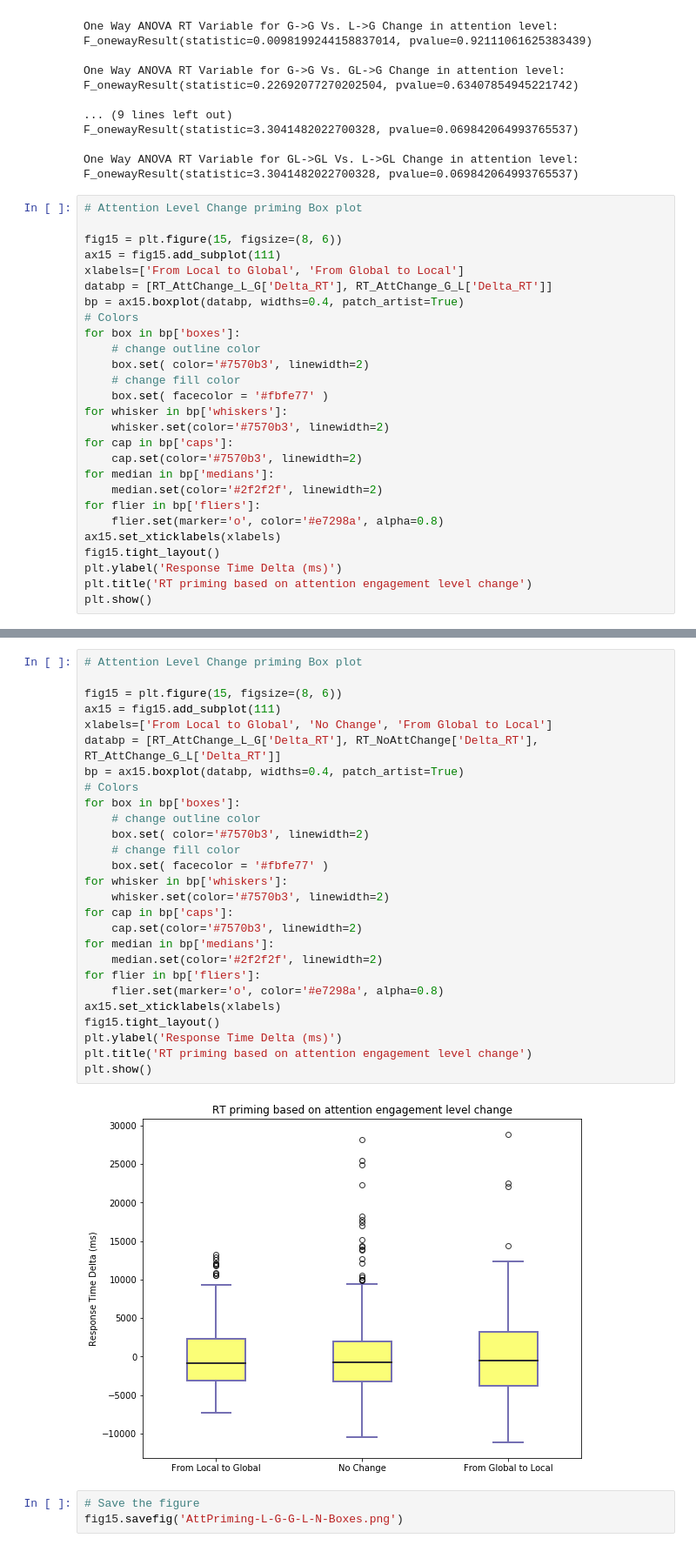
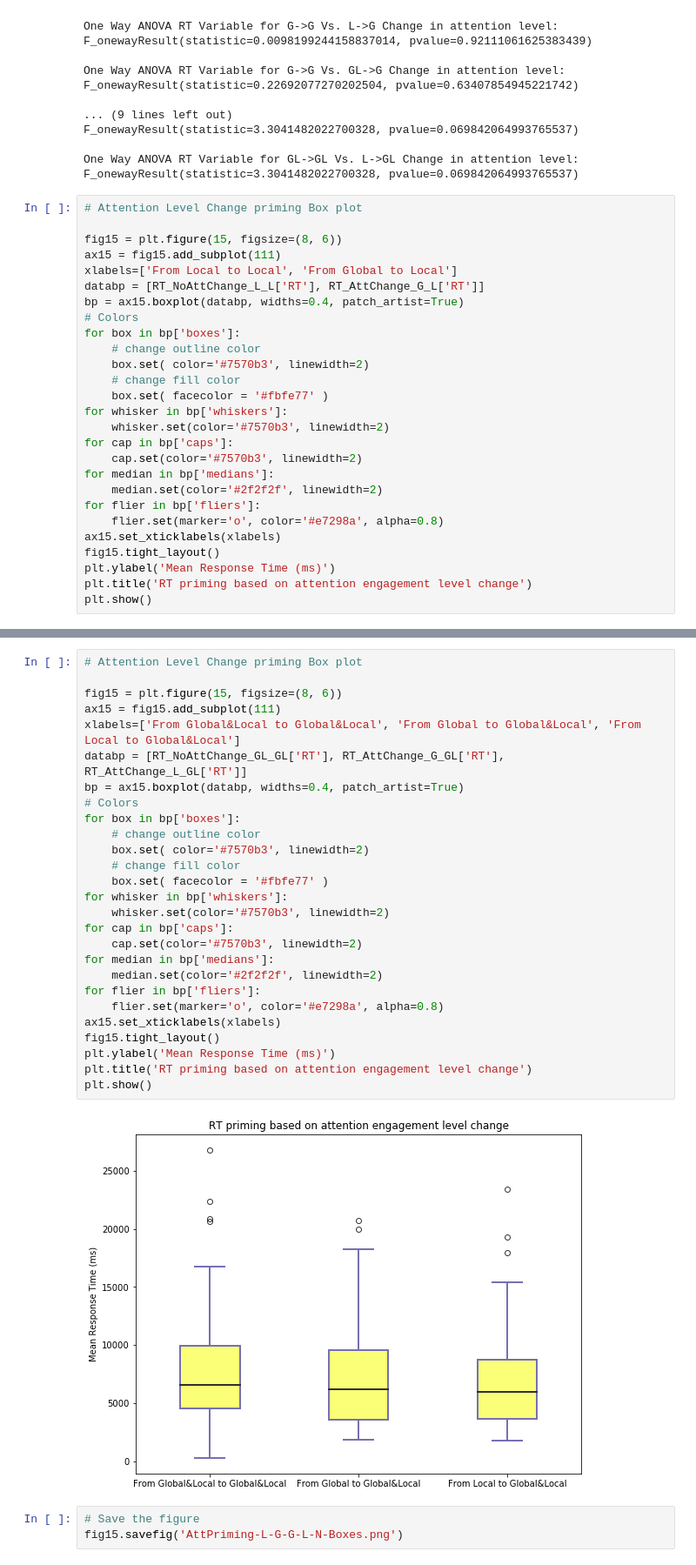
Before and after one commit to psicobotica/Change-Blindness, a Jupyter notebook: Scripts/DataAnalysis_v3.ipynb, the cells around one changed output, grey strips where cells are left out. Shown at 87% size. Drawn from its saved outputs; the diff is of its cells as text.

```diff
--- a/Scripts/DataAnalysis_v3.ipynb
+++ b/Scripts/DataAnalysis_v3.ipynb
@@ -1522,8 +1522,8 @@ F_onewayResult(statistic=3.3041482022700328, pvalue=0.069842064993765537)
 
 fig15 = plt.figure(15, figsize=(8, 6))
 ax15 = fig15.add_subplot(111)
-xlabels=['From Local to Global', 'From Global to Local']
-databp = [RT_AttChange_L_G['Delta_RT'], RT_AttChange_G_L['Delta_RT']]
+xlabels=['From Local to Local', 'From Global to Local']
+databp = [RT_NoAttChange_L_L['RT'], RT_AttChange_G_L['RT']]
 bp = ax15.boxplot(databp, widths=0.4, patch_artist=True)
 # Colors
 for box in bp['boxes']:
@@ -1541,7 +1541,7 @@ for flier in bp['fliers']:
     flier.set(marker='o', color='#e7298a', alpha=0.8)
 ax15.set_xticklabels(xlabels)
 fig15.tight_layout()
-plt.ylabel('Response Time Delta (ms)')
+plt.ylabel('Mean Response Time (ms)')
 plt.title('RT priming based on attention engagement level change')
 plt.show()
 # %% [output]
@@ -1552,32 +1552,32 @@ fig15.savefig('AttPriming-L-G-G-L-Boxes.png')
 # %%
 # Attention Level Change priming Box plot
 
 fig15 = plt.figure(15, figsize=(8, 6))
 ax15 = fig15.add_subplot(111)
-xlabels=['From Local to Global', 'No Change', 'From Global to Local']
-databp = [RT_AttChange_L_G['Delta_RT'], RT_NoAttChange['Delta_RT'], RT_AttChange_G_L['Delta_RT']]
+xlabels=['From Global&Local to Global&Local', 'From Global to Global&Local', 'From Local to Global&Local']
+databp = [RT_NoAttChange_GL_GL['RT'], RT_AttChange_G_GL['RT'], RT_AttChange_L_GL['RT']]
 bp = ax15.boxplot(databp, widths=0.4, patch_artist=True)
 # Colors
 for box in bp['boxes']:
     # change outline color
     box.set( color='#7570b3', linewidth=2)
     # change fill color
     box.set( facecolor = '#fbfe77' )
 for whisker in bp['whiskers']:
     whisker.set(color='#7570b3', linewidth=2)
 for cap in bp['caps']:
     cap.set(color='#7570b3', linewidth=2)
 for median in bp['medians']:
     median.set(color='#2f2f2f', linewidth=2)
 for flier in bp['fliers']:
     flier.set(marker='o', color='#e7298a', alpha=0.8)
 ax15.set_xticklabels(xlabels)
 fig15.tight_layout()
-plt.ylabel('Response Time Delta (ms)')
+plt.ylabel('Mean Response Time (ms)')
 plt.title('RT priming based on attention engagement level change')
 plt.show()
 # %% [output]
-[figure, old version]
+[figure, new version]
 # %%
 # Save the figure
 fig15.savefig('AttPriming-L-G-G-L-N-Boxes.png')
```
Also changed, not shown: parts of 6 cells of this notebook.
